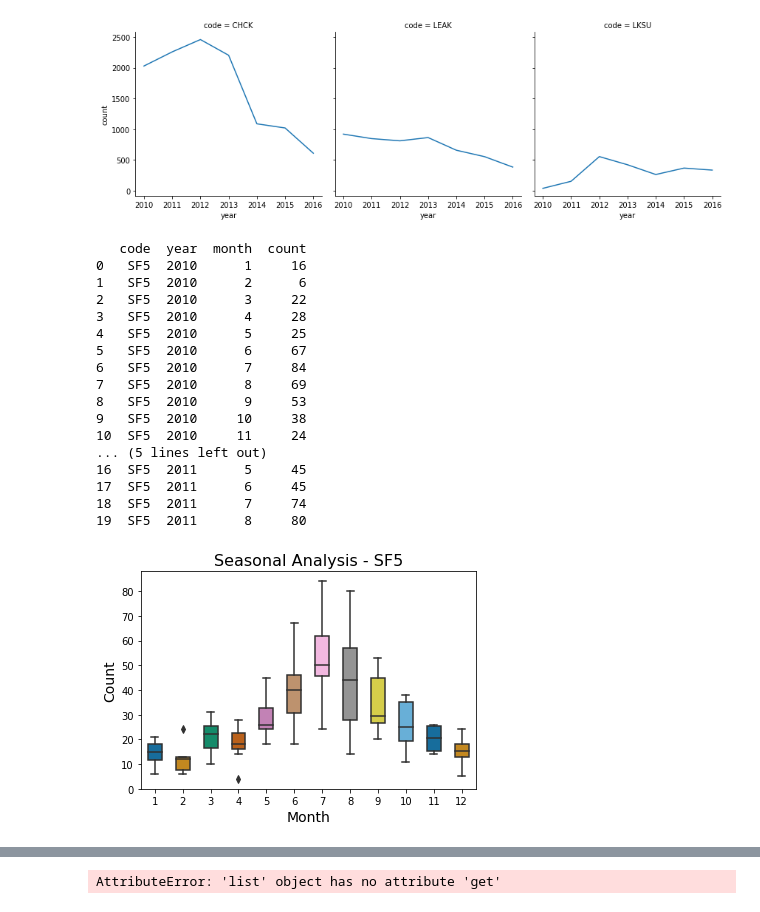
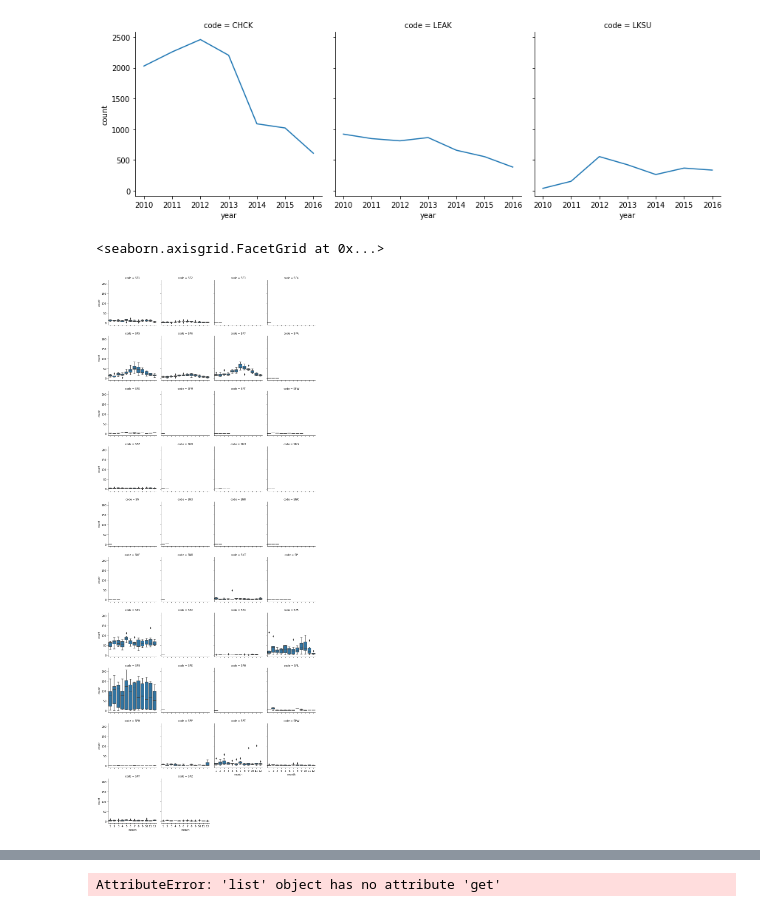
Before and after one commit to TimDaviesATCO/Analysers, a Jupyter notebook: notebooks/Job_Types.ipynb, the cells around one changed output, grey strips where cells are left out. Saved outputs shown, nothing was run; the diff lists cells and outputs as text; code cells hidden in the pictures.

Commit message:
added all job types to plot

```diff
--- a/notebooks/Job_Types.ipynb
+++ b/notebooks/Job_Types.ipynb
@@ -156,65 +156,52 @@ df = load_data(data_file, sht_name)
 # %%
 import pandas as pd
 import seaborn as sns
 from datetime import date
 from datetime import time
 from datetime import datetime
 
 new_df = df[['Notif.date','Priority Code','Notification Year']]
 new_df.set_index('Notif.date')
 
 monthly_data=[]
 labels = ['code','year', 'month', 'count']
 
 for cat, subcategories in new_df.groupby('Priority Code'):
-    if cat=='SF5':
-        job_type = cat
-        for yr, year_df in subcategories.groupby('Notification Year'):
-            for mnth, month_df in year_df.groupby(df['Notif.date'].dt.month):
-                new_data=[cat, yr, mnth, len(month_df)]
-                #print(new_data)
-                monthly_data.append(new_data)
+    #if cat=='SF5'or cat=='SF1' or cat=='SF2' or cat=='SF3' or cat=='SF4':
+    job_type = cat
+    for yr, year_df in subcategories.groupby('Notification Year'):
+        for mnth, month_df in year_df.groupby(df['Notif.date'].dt.month):
+            new_data=[cat, yr, mnth, len(month_df)]
+            #print(new_data)
+            monthly_data.append(new_data)
 
 
 output = pd.DataFrame.from_records(monthly_data, columns=labels)
-print(output.head(20))
+#print(output.head(20))
 
 # plot boxplot with seaborn
-bplot=sns.boxplot(y='count', x='month',
-                 data=output,
-                 width=0.5,
-                 palette="colorblind")
+#bplot=sns.boxplot(y='count', x='month',
+#                 data=output,
+#                 width=0.5,
+#                 palette="colorblind")
 
 # add swarmplot
 #bplot=sns.swarmplot(y='count', x='month',
 #              data=output,
 #              color='black',
 #              alpha=0.75)
 
 # format plot
-bplot.axes.set_title("Seasonal Analysis - "+job_type, fontsize=16)
-bplot.set_xlabel("Month", fontsize=14)
-bplot.set_ylabel("Count", fontsize=14)
-bplot.tick_params(labelsize=10)
+#bplot.axes.set_title("Seasonal Analysis - "+job_type, fontsize=16)
+#bplot.set_xlabel("Month", fontsize=14)
+#bplot.set_ylabel("Count", fontsize=14)
+#bplot.tick_params(labelsize=10)
+
+g = sns.FacetGrid(output, col='code',  aspect=1, col_wrap=4)
+g.map(sns.boxplot, 'month', 'count')
 # %% [output]
-   code  year  month  count
-0   SF5  2010      1     16
-1   SF5  2010      2      6
-2   SF5  2010      3     22
-3   SF5  2010      4     28
-4   SF5  2010      5     25
-5   SF5  2010      6     67
-6   SF5  2010      7     84
-7   SF5  2010      8     69
-8   SF5  2010      9     53
-9   SF5  2010     10     38
-10  SF5  2010     11     24
-... (5 lines left out)
-16  SF5  2011      5     45
-17  SF5  2011      6     45
-18  SF5  2011      7     74
-19  SF5  2011      8     80
+<seaborn.axisgrid.FacetGrid at 0x...>
-[figure, old version]
+[figure, new version]
 # %%
 #data = df(['Notif.date','Damage Code', 'Duration'])
 #grp = df.groupby(['Notif.date','Damage Code'])
```
Also changed, not shown: 1 other file.
